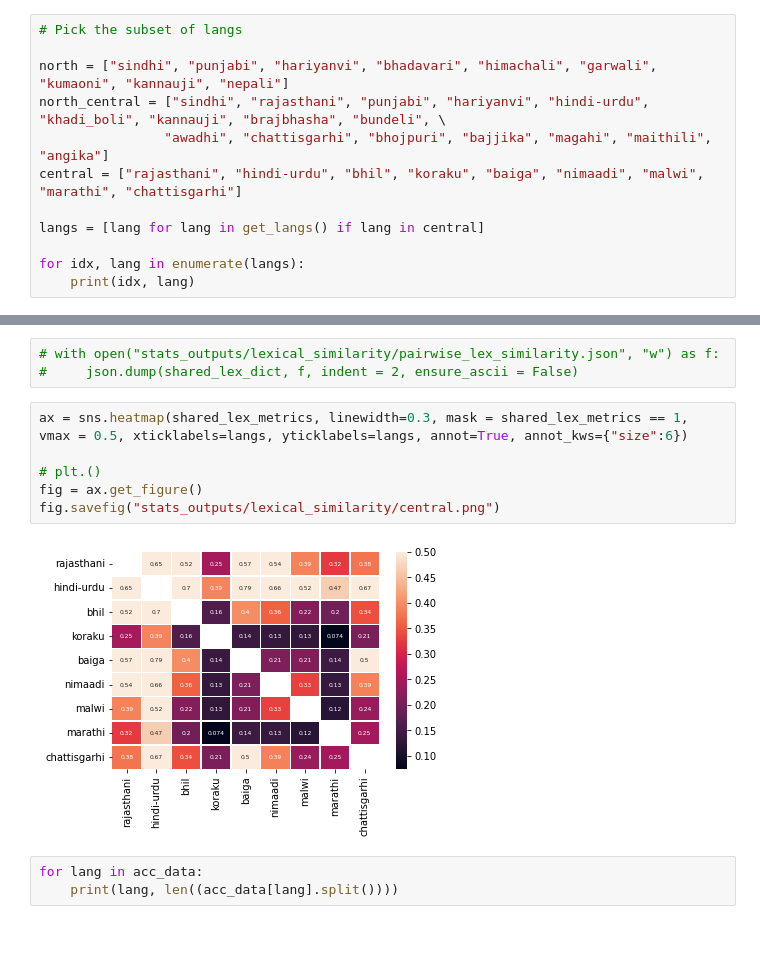
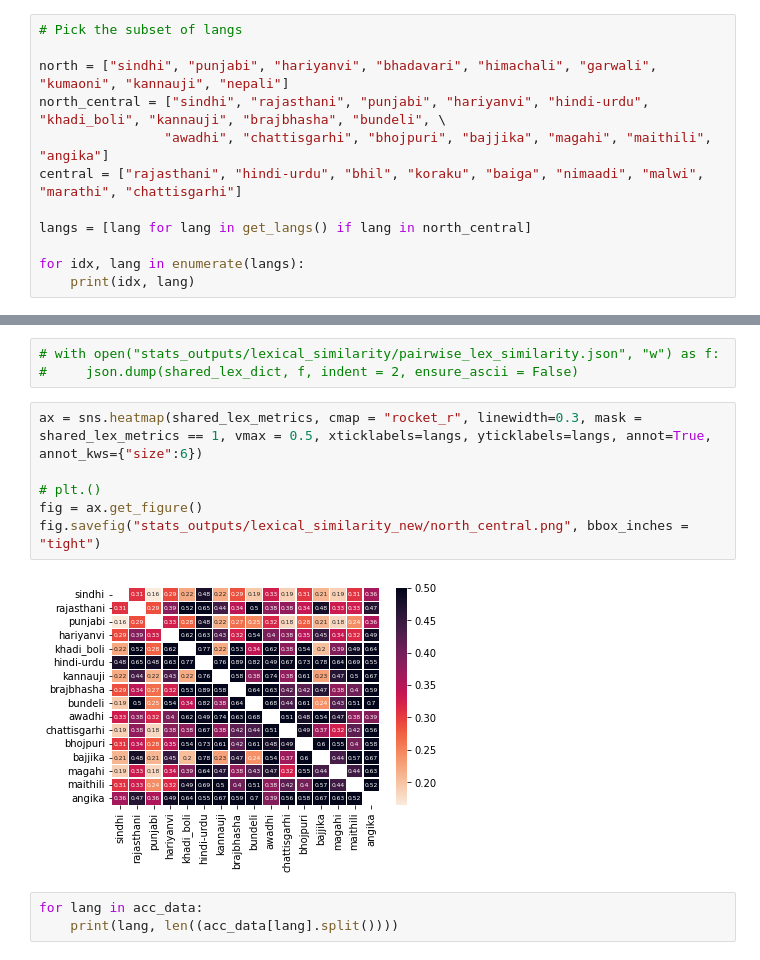
Before and after one commit to niyatibafna/north-indian-dialect-modelling, a Jupyter notebook: stats/calculating_lexical_similarity.ipynb, the cells around one changed output, grey strips where cells are left out. Cells and saved outputs as stored; diff of their text form.

Commit message:
Redoing figures, dendrograms

```diff
--- a/stats/calculating_lexical_similarity.ipynb
+++ b/stats/calculating_lexical_similarity.ipynb
@@ -131,7 +131,7 @@ north_central = ["sindhi", "rajasthani", "punjabi", "hariyanvi", "hindi-urdu", "
                 "awadhi", "chattisgarhi", "bhojpuri", "bajjika", "magahi", "maithili", "angika"]
 central = ["rajasthani", "hindi-urdu", "bhil", "koraku", "baiga", "nimaadi", "malwi", "marathi", "chattisgarhi"]
 
-langs = [lang for lang in get_langs() if lang in central]
+langs = [lang for lang in get_langs() if lang in north_central]
 
 for idx, lang in enumerate(langs):
     print(idx, lang)
@@ -180,13 +187,13 @@ for i in range(N):
 # with open("stats_outputs/lexical_similarity/pairwise_lex_similarity.json", "w") as f:
 #     json.dump(shared_lex_dict, f, indent = 2, ensure_ascii = False)
 # %%
-ax = sns.heatmap(shared_lex_metrics, linewidth=0.3, mask = shared_lex_metrics == 1, vmax = 0.5, xticklabels=langs, yticklabels=langs, annot=True, annot_kws={"size":6})
+ax = sns.heatmap(shared_lex_metrics, cmap = "rocket_r", linewidth=0.3, mask = shared_lex_metrics == 1, vmax = 0.5, xticklabels=langs, yticklabels=langs, annot=True, annot_kws={"size":6})
 
 # plt.()
 fig = ax.get_figure()
-fig.savefig("stats_outputs/lexical_similarity/central.png")
+fig.savefig("stats_outputs/lexical_similarity_new/north_central.png", bbox_inches = "tight")
 # %% [output]
-[figure, old version]
+[figure, new version]
 # %%
 for lang in acc_data:
     print(lang, len((acc_data[lang].split())))
```
Also changed, not shown: parts of 1 cell of this notebook, 20 other files.
